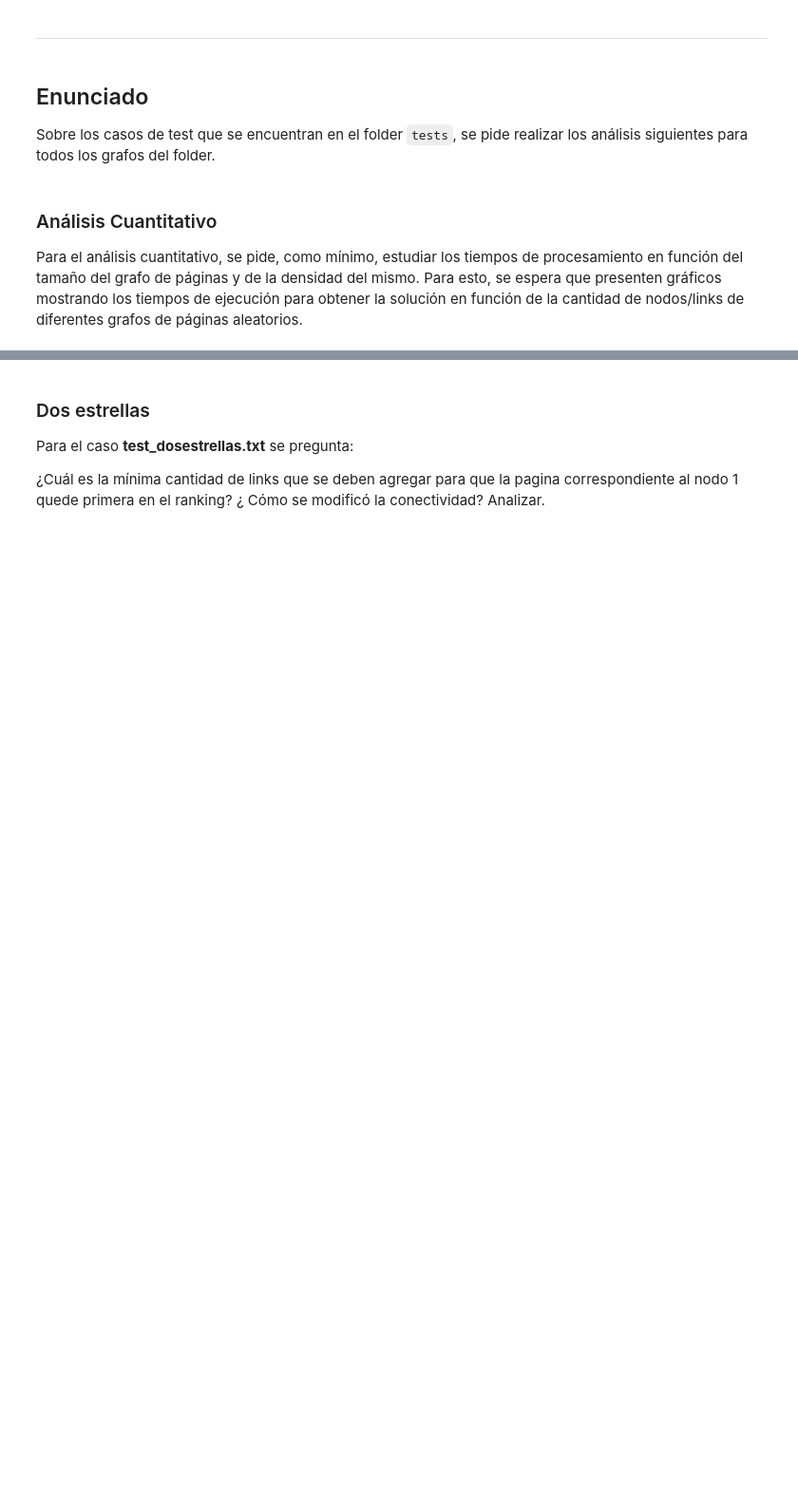
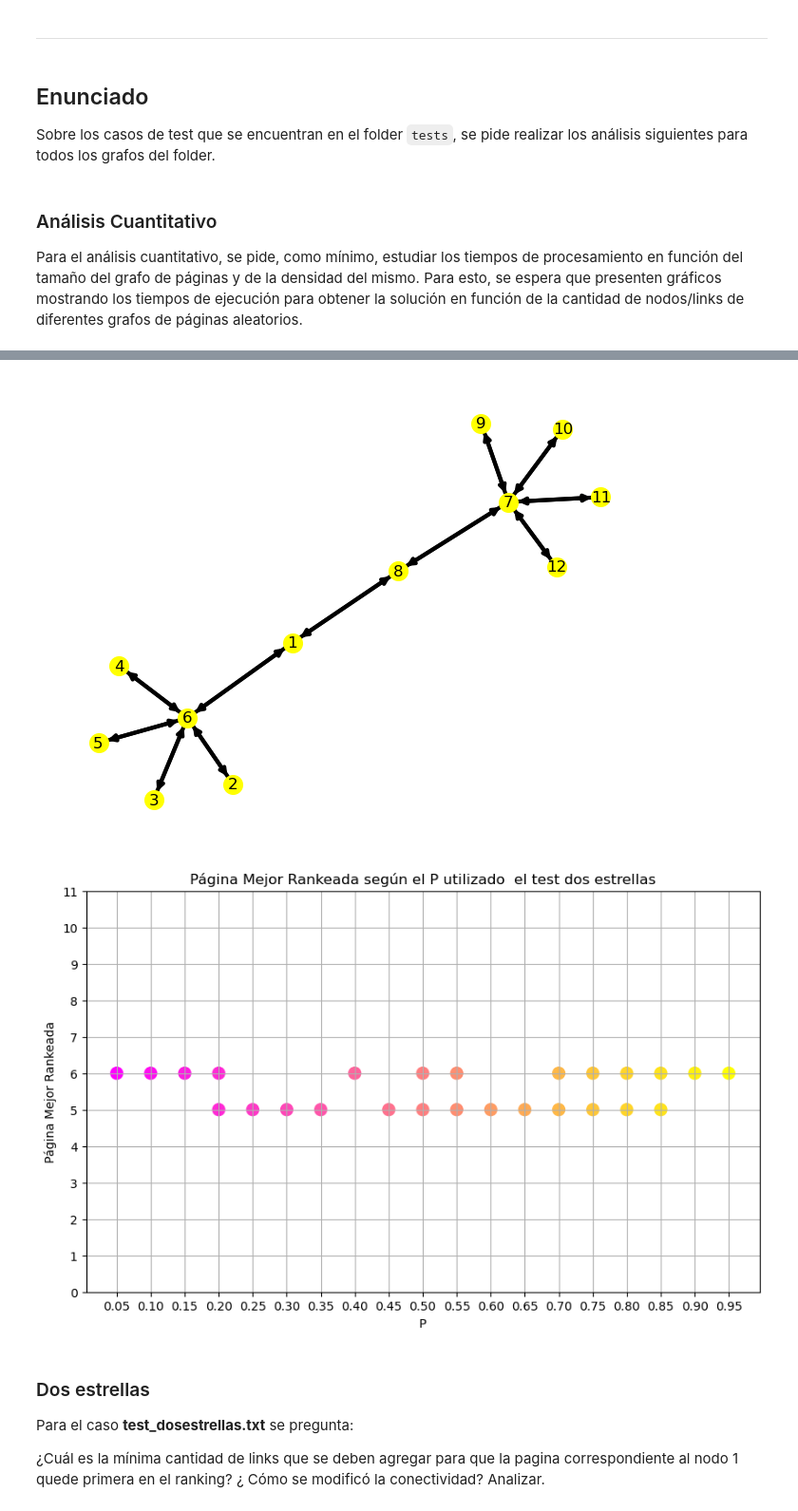
Before and after one commit to NadinaMaia/ALC_tp1, a Jupyter notebook: template-alumnos/template-alumnos/grupo_XX_TP1.ipynb, the cells around one changed output, grey strips where cells are left out. Shown at 95% size. Cells and saved outputs as stored; diff of their text form; code cells hidden in the pictures; blank space fills up the shorter version.

```diff
--- a/template-alumnos/template-alumnos/grupo_XX_TP1.ipynb
+++ b/template-alumnos/template-alumnos/grupo_XX_TP1.ipynb
@@ -162,3 +173,10 @@ Para el análisis cualitativo se deberán estudiar los rankings obtenidos, en fu
+# %%
+## poner grafo y scatter y torta de dos estrellas y otro
+dibujarGrafo(DS, print_ejes= False)
+graf_rankingP2(DS, 'dos estrellas')
+# %% [output]
+[figure, added]
+[figure, added]
 # %% [markdown]
 ### Dos estrellas
 
```
Also changed, not shown: parts of 8 cells of this notebook, 1 other file.
